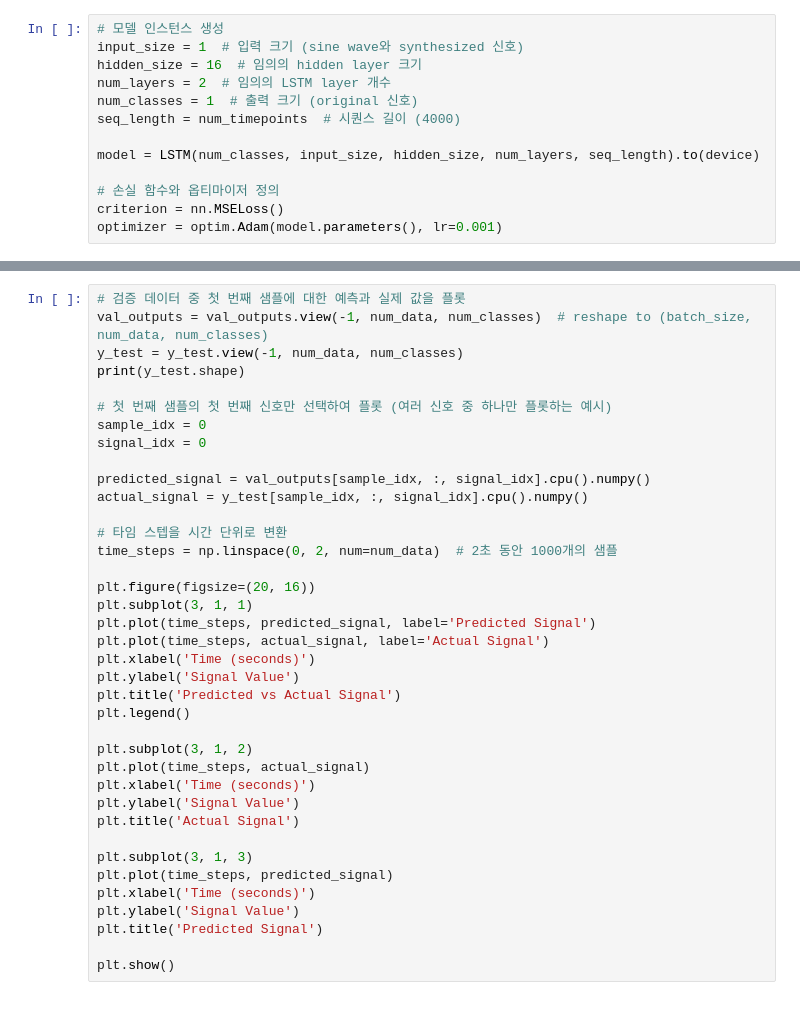
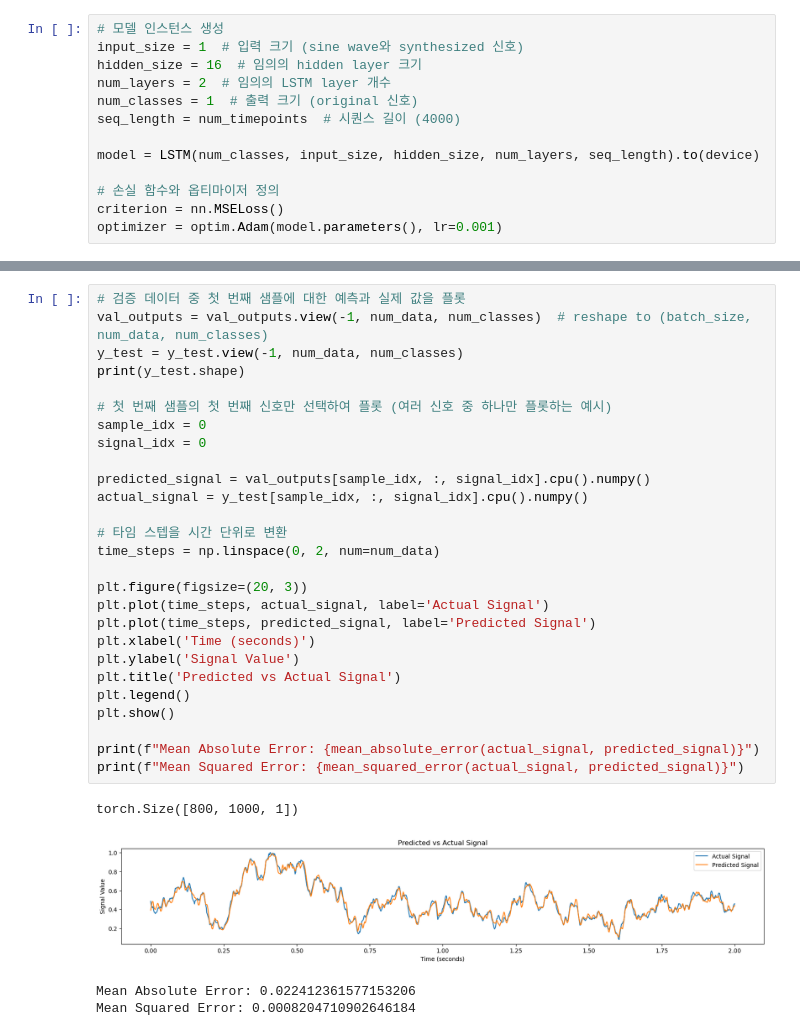
Before and after one commit to RyuKyungchan/UGRP, a Jupyter notebook: DNN_SAC/LSTM/LSTM_v0.ipynb, the cells around one changed output, grey strips where cells are left out. Drawn from its saved outputs; the diff is of its cells as text.

```diff
--- a/DNN_SAC/LSTM/LSTM_v0.ipynb
+++ b/DNN_SAC/LSTM/LSTM_v0.ipynb
@@ -141,41 +168,35 @@ with torch.no_grad():
 # %%
 # 검증 데이터 중 첫 번째 샘플에 대한 예측과 실제 값을 플롯
 val_outputs = val_outputs.view(-1, num_data, num_classes)  # reshape to (batch_size, num_data, num_classes)
 y_test = y_test.view(-1, num_data, num_classes)
 print(y_test.shape)
 
 # 첫 번째 샘플의 첫 번째 신호만 선택하여 플롯 (여러 신호 중 하나만 플롯하는 예시)
 sample_idx = 0
 signal_idx = 0
 
 predicted_signal = val_outputs[sample_idx, :, signal_idx].cpu().numpy()
 actual_signal = y_test[sample_idx, :, signal_idx].cpu().numpy()
 
 # 타임 스텝을 시간 단위로 변환
-time_steps = np.linspace(0, 2, num=num_data)  # 2초 동안 1000개의 샘플
+time_steps = np.linspace(0, 2, num=num_data)
 
-plt.figure(figsize=(20, 16))
-plt.subplot(3, 1, 1)
+plt.figure(figsize=(20, 3))
+plt.plot(time_steps, actual_signal, label='Actual Signal')
 plt.plot(time_steps, predicted_signal, label='Predicted Signal')
-plt.plot(time_steps, actual_signal, label='Actual Signal')
 plt.xlabel('Time (seconds)')
 plt.ylabel('Signal Value')
 plt.title('Predicted vs Actual Signal')
 plt.legend()
+plt.show()
 
-plt.subplot(3, 1, 2)
-plt.plot(time_steps, actual_signal)
-plt.xlabel('Time (seconds)')
-plt.ylabel('Signal Value')
-plt.title('Actual Signal')
-
-plt.subplot(3, 1, 3)
-plt.plot(time_steps, predicted_signal)
-plt.xlabel('Time (seconds)')
-plt.ylabel('Signal Value')
-plt.title('Predicted Signal')
-
-plt.show()
+print(f"Mean Absolute Error: {mean_absolute_error(actual_signal, predicted_signal)}")
+print(f"Mean Squared Error: {mean_squared_error(actual_signal, predicted_signal)}")
+# %% [output]
+torch.Size([800, 1000, 1])
+[figure, added]
+Mean Absolute Error: 0.022412361577153206
+Mean Squared Error: 0.0008204710902646184
 # %%
 n = len(predicted_signal)
 
```
Also changed, not shown: parts of 7 cells of this notebook, 2 other files.
